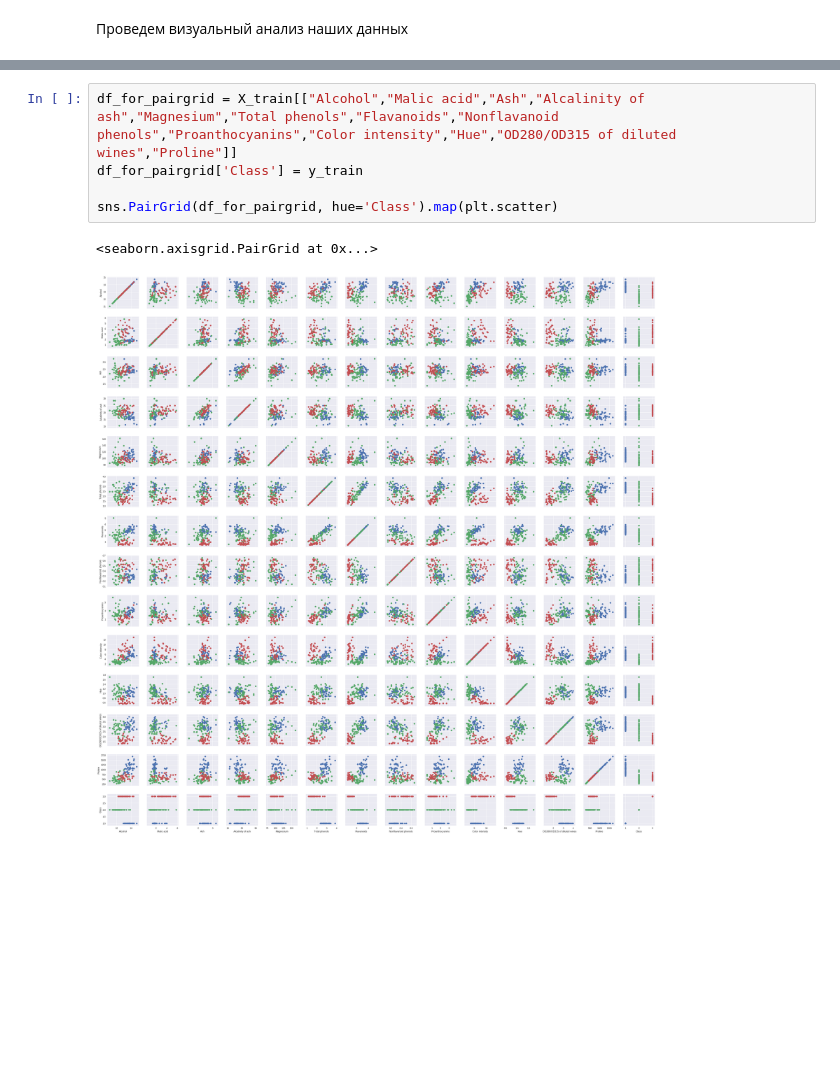
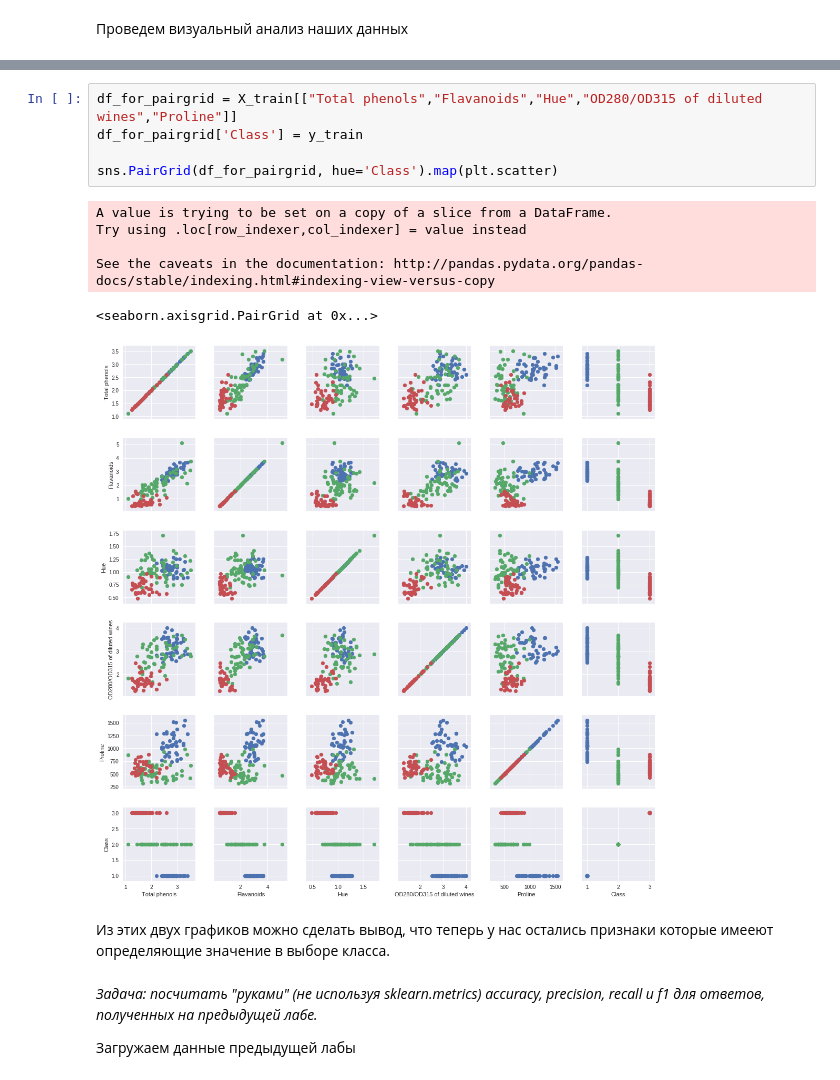
Before and after one commit to HaloAssassin973/Machine_Learning_Labs, a Jupyter notebook: Laba2.ipynb, the cells around one changed output, grey strips where cells are left out. Cells and saved outputs as stored; diff of their text form; blank space fills up the shorter version.

```diff
--- a/Laba2.ipynb
+++ b/Laba2.ipynb
@@ -132,8 +163,18 @@ sns.heatmap(corr,
 # %%
-df_for_pairgrid = X_train[["Alcohol","Malic acid","Ash","Alcalinity of ash","Magnesium","Total phenols","Flavanoids","Nonflavanoid phenols","Proanthocyanins","Color intensity","Hue","OD280/OD315 of diluted wines","Proline"]]
+df_for_pairgrid = X_train[["Total phenols","Flavanoids","Hue","OD280/OD315 of diluted wines","Proline"]]
 df_for_pairgrid['Class'] = y_train
 
 sns.PairGrid(df_for_pairgrid, hue='Class').map(plt.scatter)
 # %% [output]
-<seaborn.axisgrid.PairGrid at 0x...>
+A value is trying to be set on a copy of a slice from a DataFrame.
+Try using .loc[row_indexer,col_indexer] = value instead
+
+See the caveats in the documentation: http://pandas.pydata.org/pandas-docs/stable/indexing.html#indexing-view-versus-copy
+<seaborn.axisgrid.PairGrid at 0x...>
-[figure, old version]
+[figure, new version]
+# %% [markdown]
+Из этих двух графиков можно сделать вывод, что теперь у нас остались признаки которые имееют определяющие значение в выборе класса.
+# %% [markdown]
+*Задача: посчитать "руками" (не используя sklearn.metrics) accuracy, precision, recall и f1 для ответов, полученных на предыдущей лабе.*
+
+Загружаем данные предыдущей лабы
```
Also changed, not shown: parts of 12 cells of this notebook.
